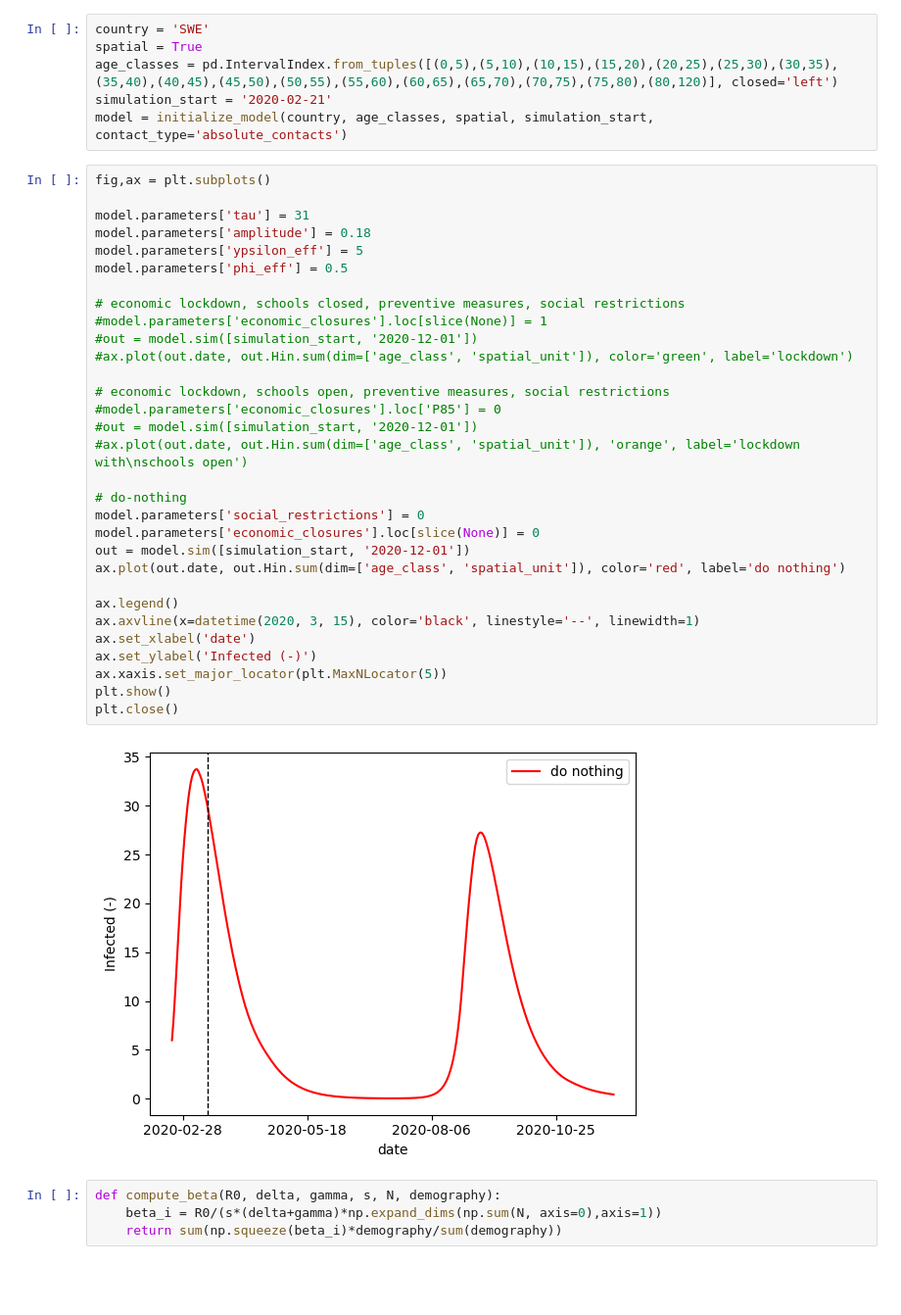
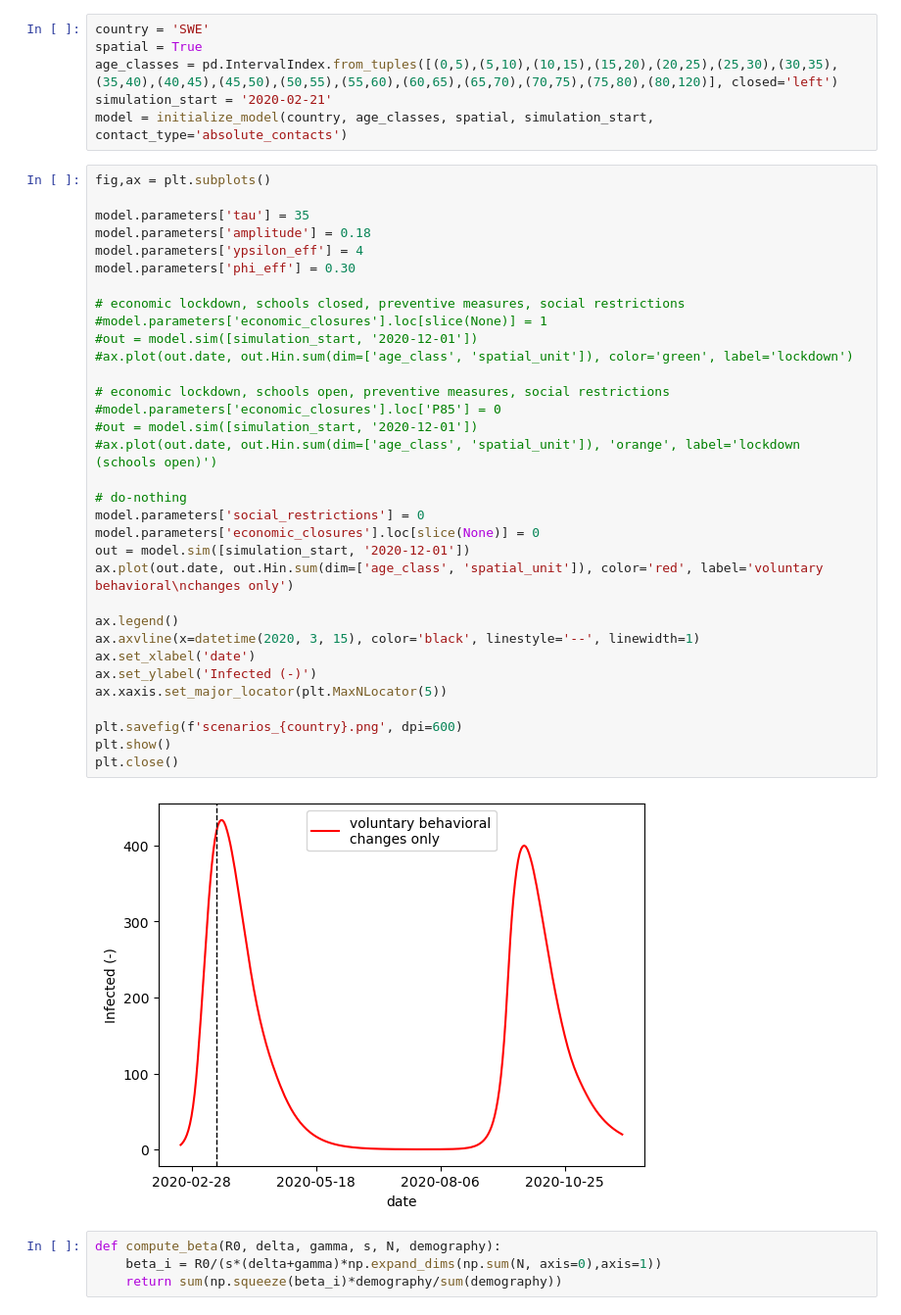
Before and after one commit to twallema/pyIEEM, a Jupyter notebook: notebooks/scratch-SIR-recurrent-mobility.ipynb, the cells around one changed output. Shown at 98% size. Drawn from its saved outputs; the diff is of its cells as text; blank space fills up the shorter version.

```diff
--- a/notebooks/scratch-SIR-recurrent-mobility.ipynb
+++ b/notebooks/scratch-SIR-recurrent-mobility.ipynb
@@ -78,36 +80,38 @@ model = initialize_model(country, age_classes, spatial, simulation_start, contac
 # %%
 fig,ax = plt.subplots()
 
-model.parameters['tau'] = 31
+model.parameters['tau'] = 35
 model.parameters['amplitude'] = 0.18
-model.parameters['ypsilon_eff'] = 5
-model.parameters['phi_eff'] = 0.5
+model.parameters['ypsilon_eff'] = 4
+model.parameters['phi_eff'] = 0.30
 
 # economic lockdown, schools closed, preventive measures, social restrictions
 #model.parameters['economic_closures'].loc[slice(None)] = 1
 #out = model.sim([simulation_start, '2020-12-01'])
 #ax.plot(out.date, out.Hin.sum(dim=['age_class', 'spatial_unit']), color='green', label='lockdown')
 
 # economic lockdown, schools open, preventive measures, social restrictions
 #model.parameters['economic_closures'].loc['P85'] = 0
 #out = model.sim([simulation_start, '2020-12-01'])
-#ax.plot(out.date, out.Hin.sum(dim=['age_class', 'spatial_unit']), 'orange', label='lockdown with\nschools open')
+#ax.plot(out.date, out.Hin.sum(dim=['age_class', 'spatial_unit']), 'orange', label='lockdown (schools open)')
 
 # do-nothing
 model.parameters['social_restrictions'] = 0
 model.parameters['economic_closures'].loc[slice(None)] = 0
 out = model.sim([simulation_start, '2020-12-01'])
-ax.plot(out.date, out.Hin.sum(dim=['age_class', 'spatial_unit']), color='red', label='do nothing')
+ax.plot(out.date, out.Hin.sum(dim=['age_class', 'spatial_unit']), color='red', label='voluntary behavioral\nchanges only')
 
 ax.legend()
 ax.axvline(x=datetime(2020, 3, 15), color='black', linestyle='--', linewidth=1)
 ax.set_xlabel('date')
 ax.set_ylabel('Infected (-)')
 ax.xaxis.set_major_locator(plt.MaxNLocator(5))
+
+plt.savefig(f'scenarios_{country}.png', dpi=600)
 plt.show()
 plt.close()
 # %% [output]
-[figure, old version]
+[figure, new version]
 # %%
 def compute_beta(R0, delta, gamma, s, N, demography):
     beta_i = R0/(s*(delta+gamma)*np.expand_dims(np.sum(N, axis=0),axis=1))
```
Also changed, not shown: parts of 1 cell of this notebook, 3 other files.
